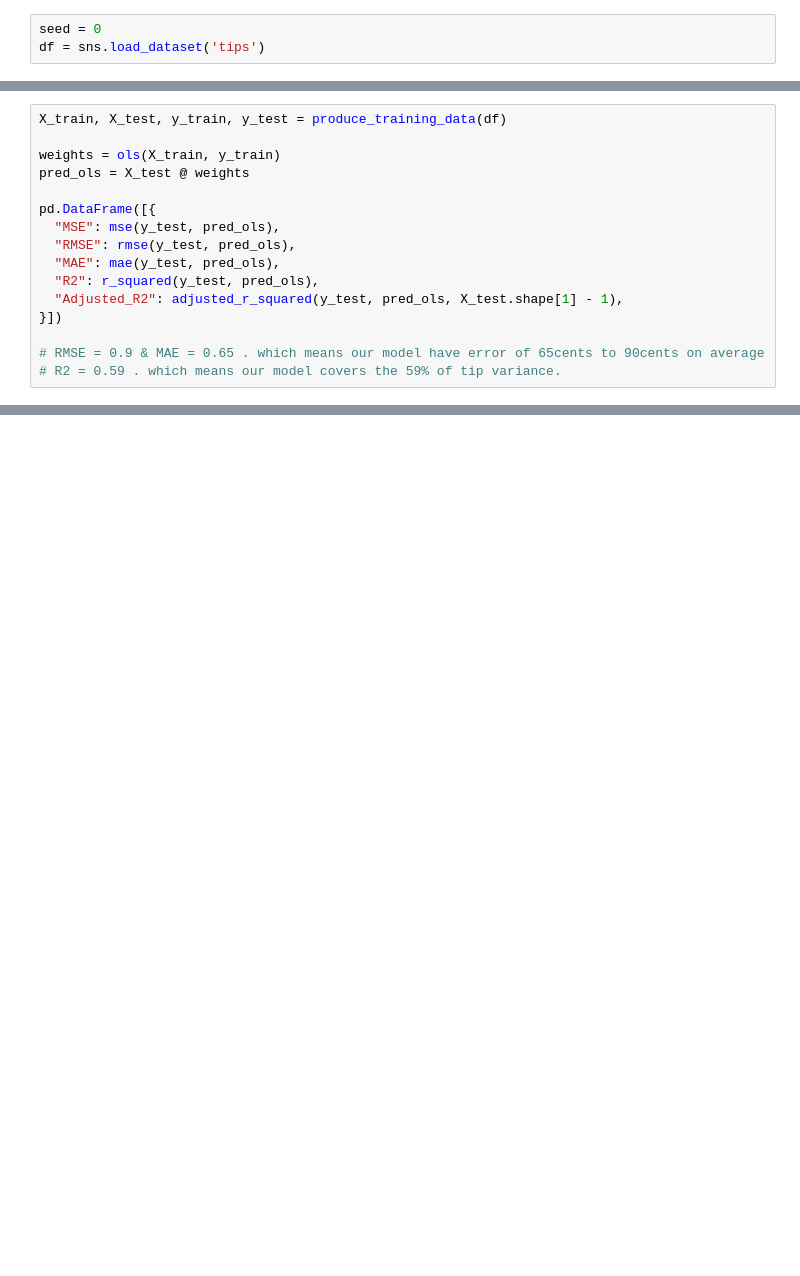
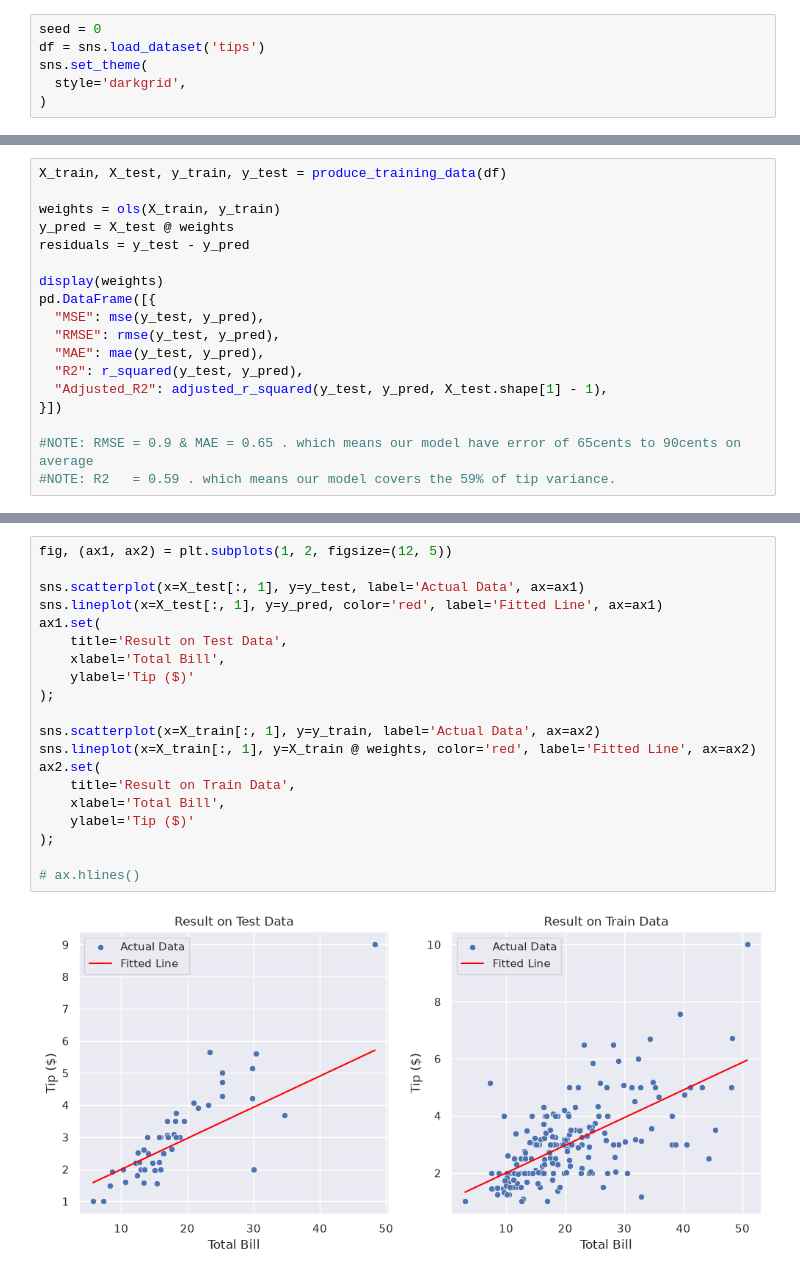
Before and after one commit to amir-razmi/tips-dataset-regression, a Jupyter notebook: notebooks/6-model-training.ipynb, the cells around one changed output, grey strips where cells are left out. Cells and saved outputs as stored; diff of their text form; blank space fills up the shorter version.

Commit message:
docs: visualize the result for final model

```diff
--- a/notebooks/6-model-training.ipynb
+++ b/notebooks/6-model-training.ipynb
@@ -6,3 +7,6 @@ import numpy as np
 # %%
 seed = 0
 df = sns.load_dataset('tips')
+sns.set_theme(
+  style='darkgrid',
+)
@@ -56,16 +31,18 @@ def produce_training_data(df):
 X_train, X_test, y_train, y_test = produce_training_data(df)
 
 weights = ols(X_train, y_train)
-pred_ols = X_test @ weights
+y_pred = X_test @ weights
+residuals = y_test - y_pred
 
+display(weights)
 pd.DataFrame([{
-  "MSE": mse(y_test, pred_ols),
-  "RMSE": rmse(y_test, pred_ols),
-  "MAE": mae(y_test, pred_ols),
-  "R2": r_squared(y_test, pred_ols),
-  "Adjusted_R2": adjusted_r_squared(y_test, pred_ols, X_test.shape[1] - 1),
+  "MSE": mse(y_test, y_pred),
+  "RMSE": rmse(y_test, y_pred),
+  "MAE": mae(y_test, y_pred),
+  "R2": r_squared(y_test, y_pred),
+  "Adjusted_R2": adjusted_r_squared(y_test, y_pred, X_test.shape[1] - 1),
 }])
 
-# RMSE = 0.9 & MAE = 0.65 . which means our model have error of 65cents to 90cents on average
-# R2 = 0.59 . which means our model covers the 59% of tip variance.
+#NOTE: RMSE = 0.9 & MAE = 0.65 . which means our model have error of 65cents to 90cents on average
+#NOTE: R2   = 0.59 . which means our model covers the 59% of tip variance.
 # %% [output]
@@ -72,2 +50,24 @@ pd.DataFrame([{
 |  | MSE | RMSE | MAE | R2 | Adjusted_R2 |
 | 0 | 0.821309 | 0.906261 | 0.656407 | 0.59069 | 0.581981 |
+# %%
+fig, (ax1, ax2) = plt.subplots(1, 2, figsize=(12, 5))
+
+sns.scatterplot(x=X_test[:, 1], y=y_test, label='Actual Data', ax=ax1)
+sns.lineplot(x=X_test[:, 1], y=y_pred, color='red', label='Fitted Line', ax=ax1)
+ax1.set(
+    title='Result on Test Data',
+    xlabel='Total Bill',
+    ylabel='Tip ($)'
+);
+
+sns.scatterplot(x=X_train[:, 1], y=y_train, label='Actual Data', ax=ax2)
+sns.lineplot(x=X_train[:, 1], y=X_train @ weights, color='red', label='Fitted Line', ax=ax2)
+ax2.set(
+    title='Result on Train Data',
+    xlabel='Total Bill',
+    ylabel='Tip ($)'
+);
+
+# ax.hlines()
+# %% [output]
+[figure, added]
```
Also changed, not shown: parts of 6 cells of this notebook.
